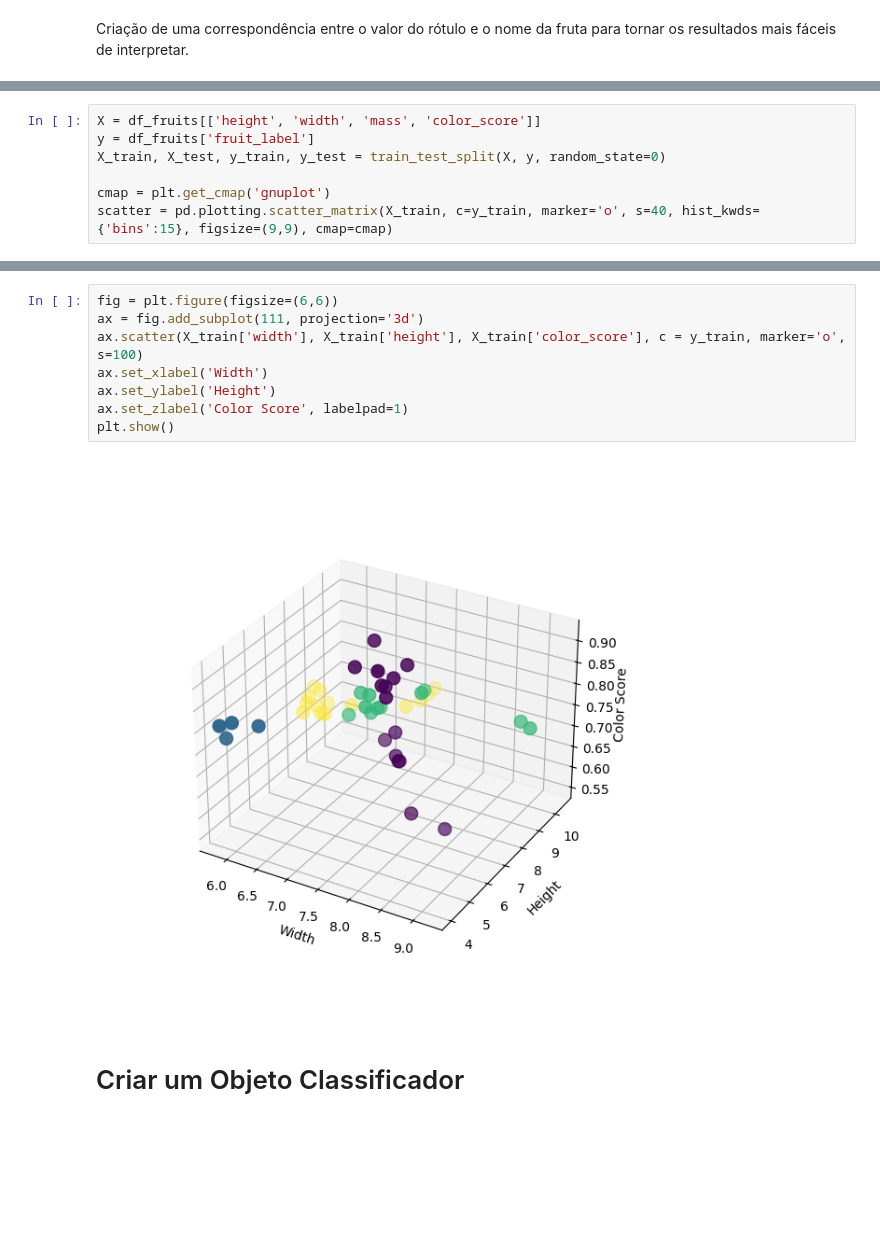
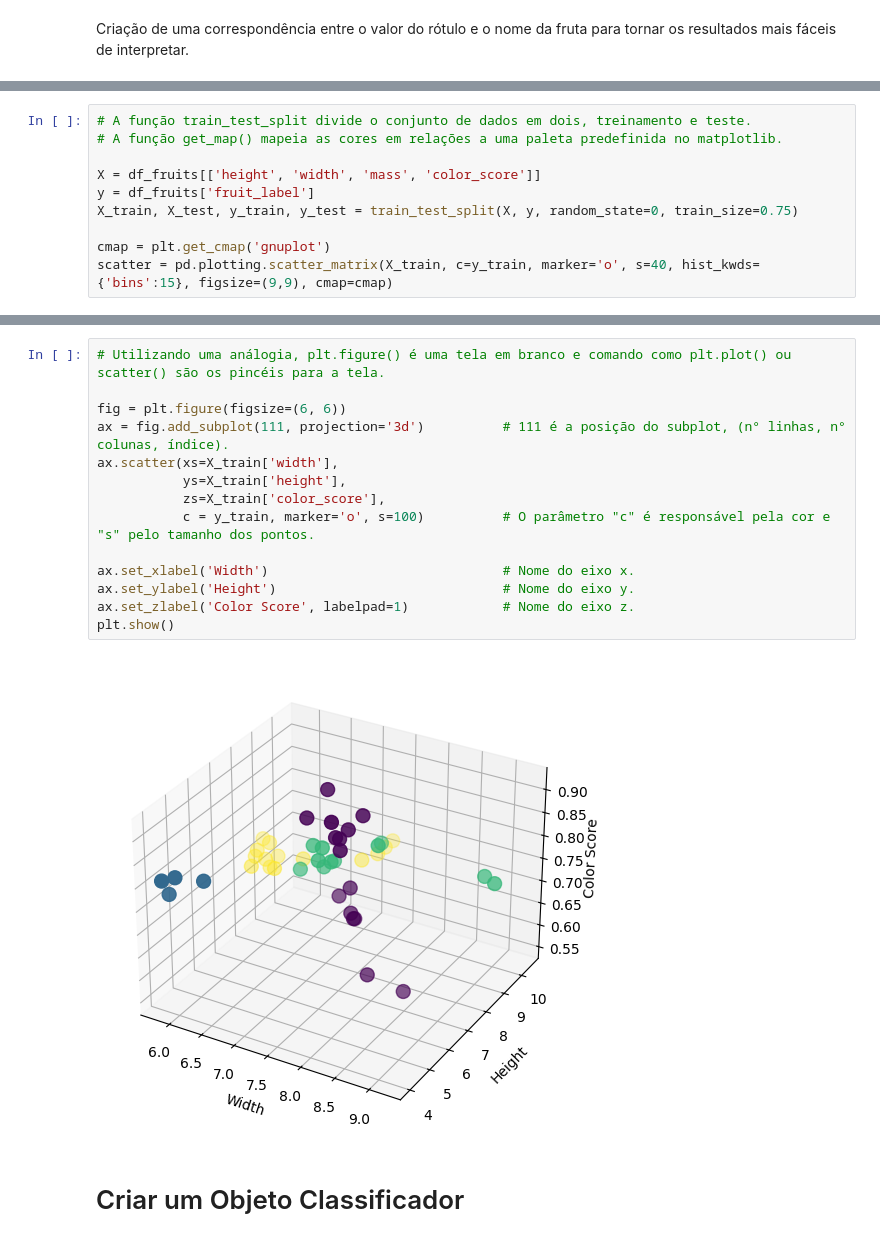
Before and after one commit to IIIL4KIII/Machine-Learning, a Jupyter notebook: Mod_1/Week_1.ipynb, the cells around one changed output, grey strips where cells are left out. Cells and saved outputs as stored; diff of their text form; blank space fills up the shorter version.

```diff
--- a/Mod_1/Week_1.ipynb
+++ b/Mod_1/Week_1.ipynb
@@ -33,9 +35,12 @@ fruit_name
  np.int64(3): 'orange',
  np.int64(4): 'lemon'}
 # %%
+# A função train_test_split divide o conjunto de dados em dois, treinamento e teste.
+# A função get_map() mapeia as cores em relações a uma paleta predefinida no matplotlib.
+
 X = df_fruits[['height', 'width', 'mass', 'color_score']]
 y = df_fruits['fruit_label']
-X_train, X_test, y_train, y_test = train_test_split(X, y, random_state=0)
+X_train, X_test, y_train, y_test = train_test_split(X, y, random_state=0, train_size=0.75)
 
 cmap = plt.get_cmap('gnuplot')
 scatter = pd.plotting.scatter_matrix(X_train, c=y_train, marker='o', s=40, hist_kwds={'bins':15}, figsize=(9,9), cmap=cmap)
@@ -44,13 +49,19 @@ scatter = pd.plotting.scatter_matrix(X_train, c=y_train, marker='o', s=40, hist_
 # %%
-fig = plt.figure(figsize=(6,6))
-ax = fig.add_subplot(111, projection='3d')
-ax.scatter(X_train['width'], X_train['height'], X_train['color_score'], c = y_train, marker='o', s=100)
-ax.set_xlabel('Width')
-ax.set_ylabel('Height')
-ax.set_zlabel('Color Score', labelpad=1)
+# Utilizando uma análogia, plt.figure() é uma tela em branco e comando como plt.plot() ou scatter() são os pincéis para a tela.
+
+fig = plt.figure(figsize=(6, 6))
+ax = fig.add_subplot(111, projection='3d')          # 111 é a posição do subplot, (n° linhas, n° colunas, índice).
+ax.scatter(xs=X_train['width'],
+           ys=X_train['height'],
+           zs=X_train['color_score'],
+           c = y_train, marker='o', s=100)          # O parâmetro "c" é responsável pela cor e "s" pelo tamanho dos pontos.
+
+ax.set_xlabel('Width')                              # Nome do eixo x.
+ax.set_ylabel('Height')                             # Nome do eixo y.
+ax.set_zlabel('Color Score', labelpad=1)            # Nome do eixo z.
 plt.show()
 # %% [output]
-[figure, old version]
+[figure, new version]
 # %% [markdown]
 # Criar um Objeto Classificador
 # %%
```
Also changed, not shown: parts of 8 cells of this notebook, 1 other file.
